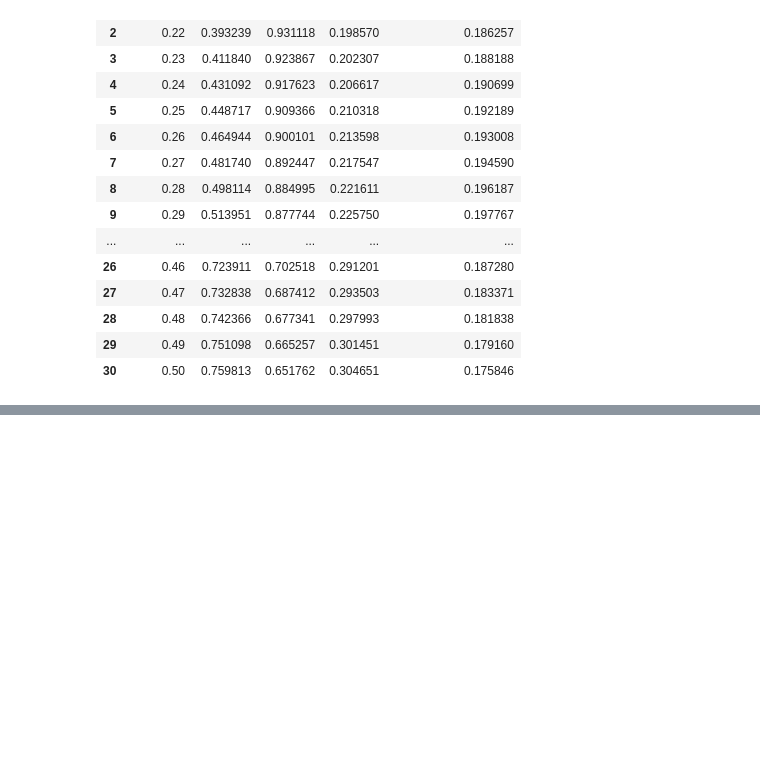
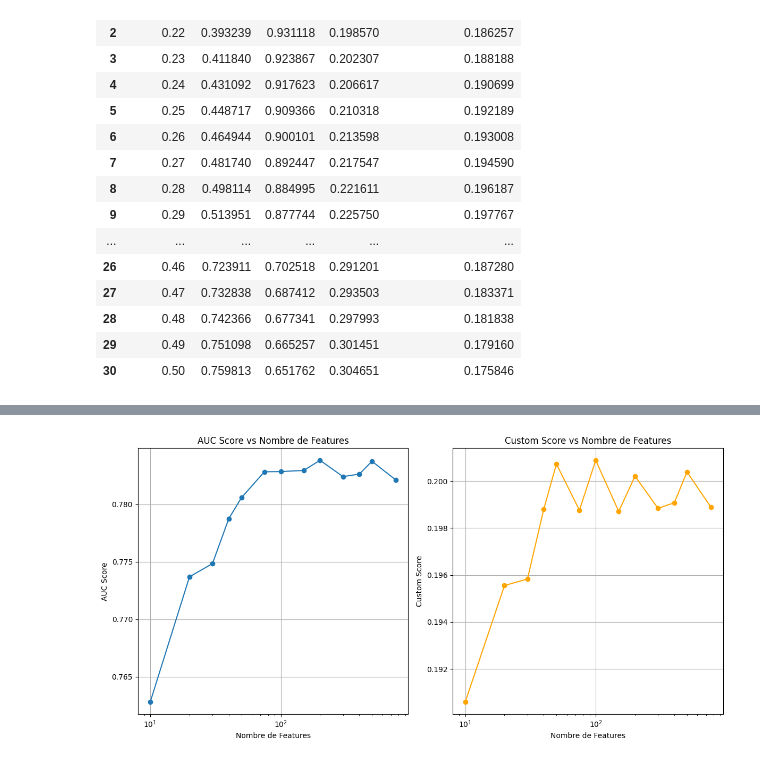
Before and after one commit to EP-portfolio/PROJET_7, a Jupyter notebook: PROJET_7.ipynb, the cells around one changed output, grey strips where cells are left out. Cells and saved outputs as stored; diff of their text form; code cells hidden in the pictures; blank space fills up the shorter version.

Commit message:
Ajout tout modéles + test + essai modéle réduit+médiane

```diff
--- a/PROJET_7.ipynb
+++ b/PROJET_7.ipynb
@@ -1812,10 +1777,10 @@ if not os.path.exists('models'):
 
 # Créer et entraîner le meilleur modèle
 best_model = lgb.LGBMClassifier(
-    n_estimators=100,
-    learning_rate=0.1,
-    num_leaves=31,
-    max_depth=7,
+    n_estimators=best_result['params']['n_estimators'],
+    learning_rate=best_result['params']['learning_rate'],
+    num_leaves=best_result['params']['num_leaves'],
+    max_depth=best_result['params']['max_depth'],
     class_weight={0:1, 1:10},
     random_state=42
 )
@@ -1840,0 +1807,81 @@ Modèle et scaler sauvegardés avec succès dans le dossier 'models'
+# %%
+import numpy as np
+import matplotlib.pyplot as plt
+from sklearn.metrics import roc_auc_score
+
+# Obtenir l'importance des features
+feature_importance = pd.DataFrame({
+    'feature': X_train_scaled.columns,
+    'importance': best_model.feature_importances_
+})
+feature_importance = feature_importance.sort_values('importance', ascending=False)
+
+# Définir une série de seuils à tester
+feature_counts = [10, 20, 30, 40, 50, 75, 100, 150, 200, 300, 400, 500, len(X_train_scaled.columns)]
+results = []
+
+# Pour chaque nombre de features
+for n_features in feature_counts:
+    # Sélectionner les top n features
+    top_features = feature_importance.head(n_features)['feature'].tolist()
+    X_train_subset = X_train_scaled[top_features]
+    X_test_subset = X_test_scaled[top_features]
+
+    # Entraîner un modèle sur ce sous-ensemble
+    subset_model = lgb.LGBMClassifier(
+        n_estimators=best_result['params']['n_estimators'],
+        learning_rate=best_result['params']['learning_rate'],
+        num_leaves=best_result['params']['num_leaves'],
+        max_depth=best_result['params']['max_depth'],
+        class_weight={0:1, 1:10},
+        random_state=42
+    )
+    subset_model.fit(X_train_subset, y_train)
+
+    # Évaluer les performances
+    y_pred_proba = subset_model.predict_proba(X_test_subset)[:, 1]
+    auc = roc_auc_score(y_test, y_pred_proba)
+
+    # Calculer le custom score avec le seuil optimal (0.34)
+    y_pred = (y_pred_proba >= 0.34).astype(int)
+    custom_score_value = custom_credit_score(y_test, y_pred, fn_weight=10, fp_weight=1)
+
+    results.append({
+        'n_features': n_features,
+        'auc': auc,
+        'custom_score': custom_score_value
+    })
+    print(f"Nombre de features: {n_features}, AUC: {auc:.4f}, Custom Score: {custom_score_value:.4f}")
+
+# Convertir en DataFrame
+results_df = pd.DataFrame(results)
+
+# Visualiser les résultats
+plt.figure(figsize=(12, 6))
+
+plt.subplot(1, 2, 1)
+plt.plot(results_df['n_features'], results_df['auc'], marker='o')
+plt.title('AUC Score vs Nombre de Features')
+plt.xlabel('Nombre de Features')
+plt.ylabel('AUC Score')
+plt.xscale('log')
+plt.grid(True)
+
+plt.subplot(1, 2, 2)
+plt.plot(results_df['n_features'], results_df['custom_score'], marker='o', color='orange')
+plt.title('Custom Score vs Nombre de Features')
+plt.xlabel('Nombre de Features')
+plt.ylabel('Custom Score')
+plt.xscale('log')
+plt.grid(True)
+
+plt.tight_layout()
+plt.show()
+
+# Trouver le nombre optimal de features
+optimal_n_features_auc = results_df.loc[results_df['auc'].idxmax(), 'n_features']
+optimal_n_features_custom = results_df.loc[results_df['custom_score'].idxmax(), 'n_features']
+
+print(f"Nombre optimal de features basé sur l'AUC: {optimal_n_features_auc}")
+print(f"Nombre optimal de features basé sur le Custom Score: {optimal_n_features_custom}")
+# %% [output]
@@ -1840,0 +1905 @@ Modèle et scaler sauvegardés avec succès dans le dossier 'models'
+[figure, added]
```
Also changed, not shown: parts of 52 cells of this notebook, 13 other files.
